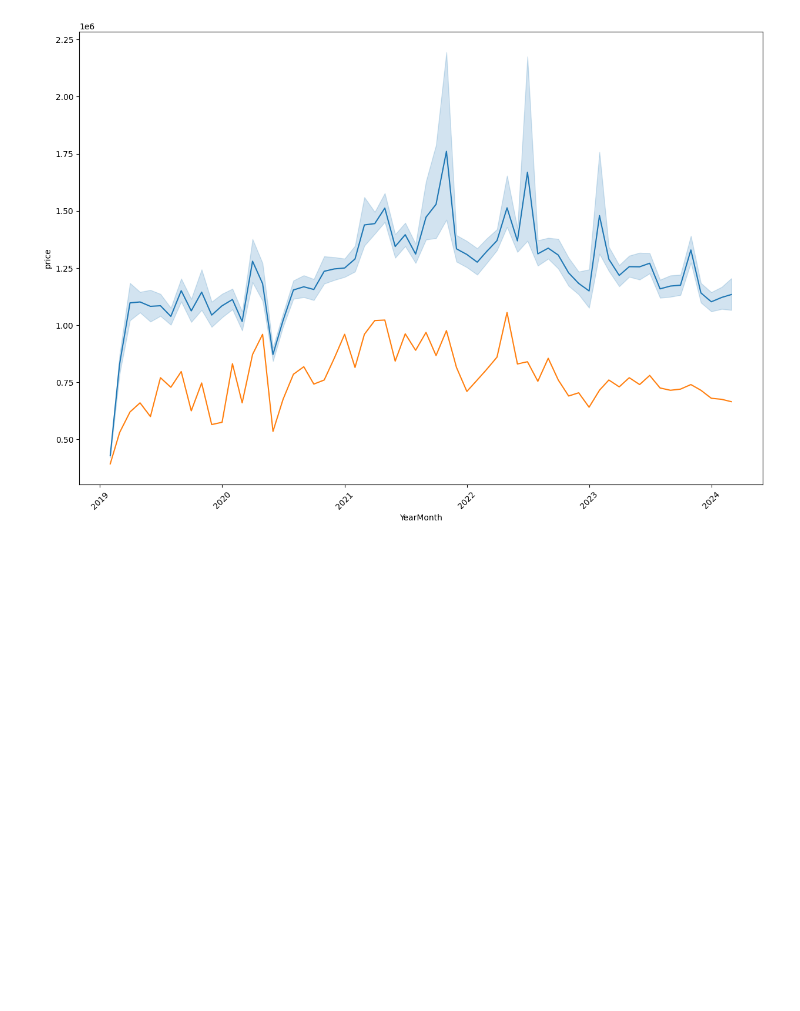
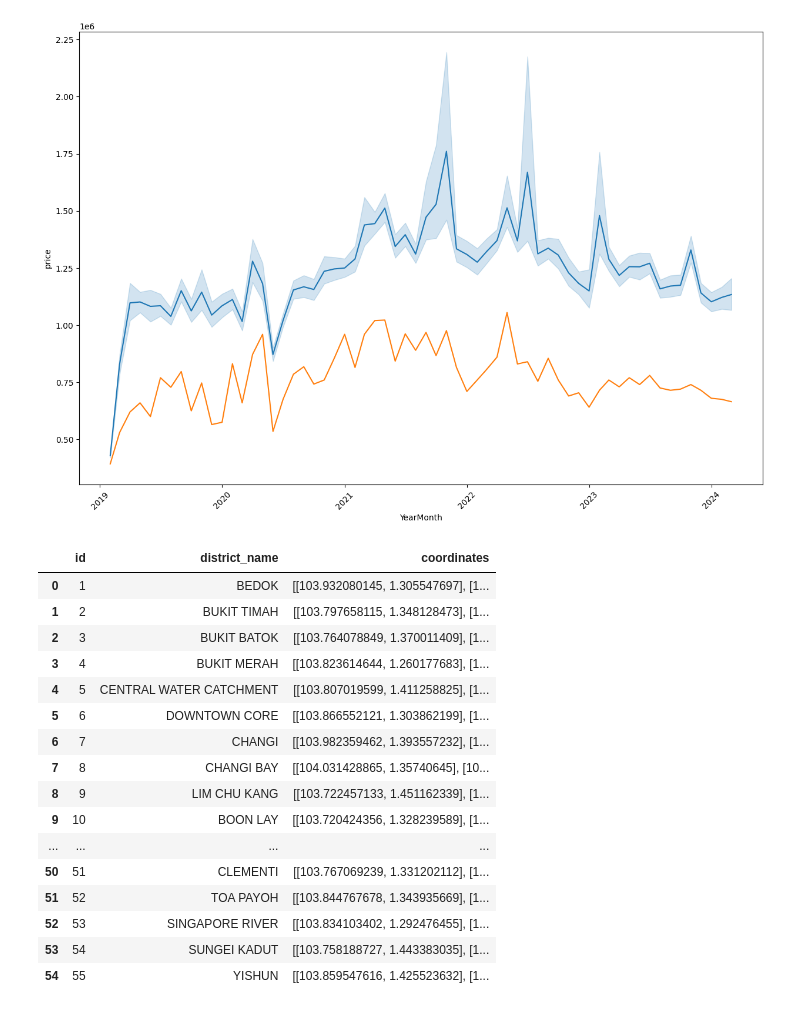
Before and after one commit to magiciansz/is3107-property-price-analysis, a Jupyter notebook: etl/test_visualization.ipynb, the cells around one changed output. Saved outputs shown, nothing was run; the diff lists cells and outputs as text; code cells hidden in the pictures; blank space fills up the shorter version.

```diff
--- a/etl/test_visualization.ipynb
+++ b/etl/test_visualization.ipynb
@@ -39,3 +39,24 @@ sns.lineplot(data=monthly_median, x='YearMonth', y='price',ax=ax)
 ax.tick_params(axis='x', labelrotation=45)
 # %% [output]
 [figure]
+# %%
+districts = pd.DataFrame(cursor.get_districts())
+districts
+# %% [output]
+|  | id | district_name | coordinates |
+| 0 | 1 | BEDOK | [[103.932080145, 1.305547697], [1... |
+| 1 | 2 | BUKIT TIMAH | [[103.797658115, 1.348128473], [1... |
+| 2 | 3 | BUKIT BATOK | [[103.764078849, 1.370011409], [1... |
+| 3 | 4 | BUKIT MERAH | [[103.823614644, 1.260177683], [1... |
+| 4 | 5 | CENTRAL WATER CATCHMENT | [[103.807019599, 1.411258825], [1... |
+| 5 | 6 | DOWNTOWN CORE | [[103.866552121, 1.303862199], [1... |
+| 6 | 7 | CHANGI | [[103.982359462, 1.393557232], [1... |
+| 7 | 8 | CHANGI BAY | [[104.031428865, 1.35740645], [10... |
+| 8 | 9 | LIM CHU KANG | [[103.722457133, 1.451162339], [1... |
+| 9 | 10 | BOON LAY | [[103.720424356, 1.328239589], [1... |
+| ... | ... | ... | ... |
+| 50 | 51 | CLEMENTI | [[103.767069239, 1.331202112], [1... |
+| 51 | 52 | TOA PAYOH | [[103.844767678, 1.343935669], [1... |
+| 52 | 53 | SINGAPORE RIVER | [[103.834103402, 1.292476455], [1... |
+| 53 | 54 | SUNGEI KADUT | [[103.758188727, 1.443383035], [1... |
+| 54 | 55 | YISHUN | [[103.859547616, 1.425523632], [1... |
```
Also changed, not shown: parts of 5 cells of this notebook, 2 other files.
